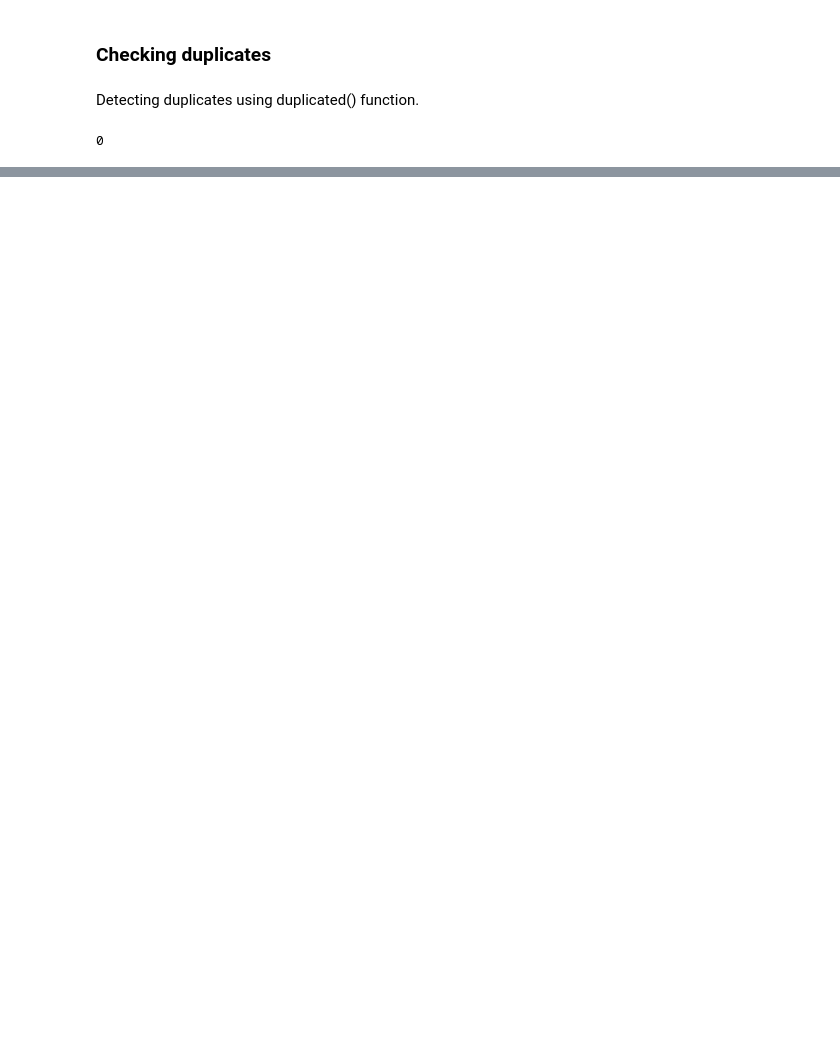
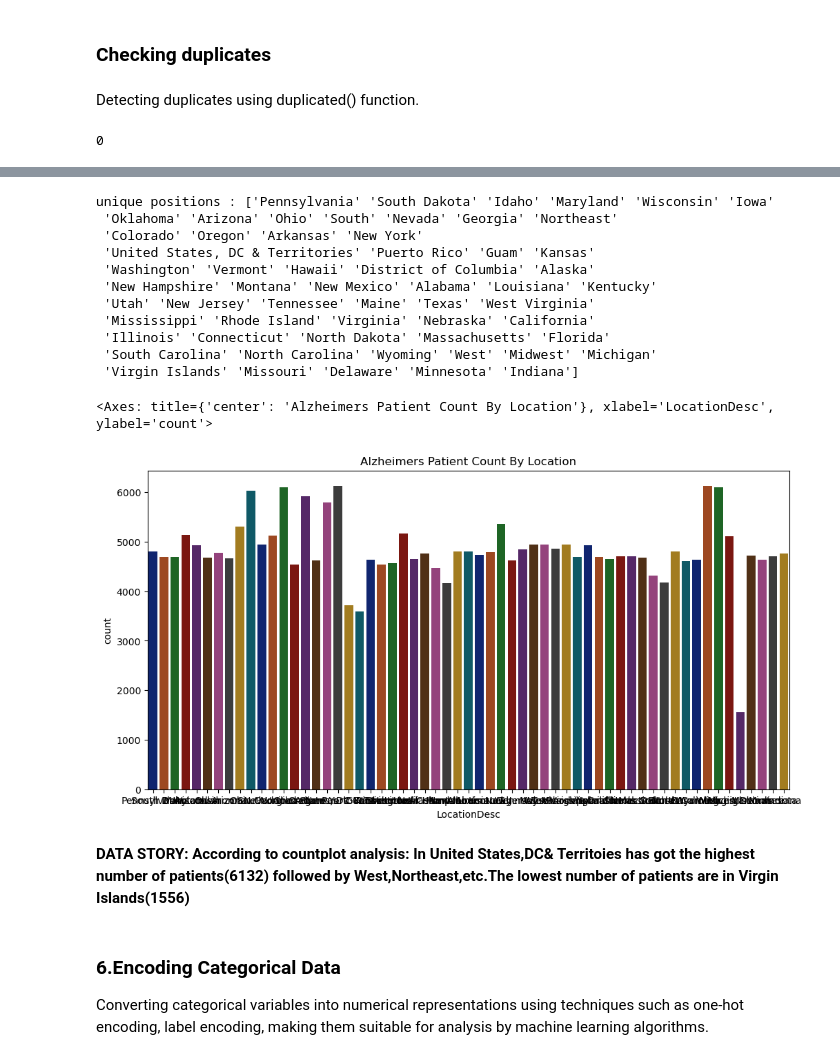
Before and after one commit to Shinomaryphilipose/DATASCIENCEML_PROJECT_AlzheimersAnd-Healthyaging, a Jupyter notebook: DataScience&ML_Project.ipynb, the cells around one changed output, grey strips where cells are left out. Saved outputs shown, nothing was run; the diff lists cells and outputs as text; code cells hidden in the pictures; blank space fills up the shorter version.

```diff
--- a/DataScience&ML_Project.ipynb
+++ b/DataScience&ML_Project.ipynb
@@ -274,0 +796,26 @@ df2.duplicated().sum()
+# %%
+location = df1["LocationDesc"].unique()
+print("unique positions :",location)
+plt.figure(figsize=(12,6))
+plt.title("Alzheimers Patient Count By Location")
+sns.countplot(x = "LocationDesc",data = df1,hue="LocationDesc",palette = "dark")
+# %% [output]
+unique positions : ['Pennsylvania' 'South Dakota' 'Idaho' 'Maryland' 'Wisconsin' 'Iowa'
+ 'Oklahoma' 'Arizona' 'Ohio' 'South' 'Nevada' 'Georgia' 'Northeast'
+ 'Colorado' 'Oregon' 'Arkansas' 'New York'
+ 'United States, DC & Territories' 'Puerto Rico' 'Guam' 'Kansas'
+ 'Washington' 'Vermont' 'Hawaii' 'District of Columbia' 'Alaska'
+ 'New Hampshire' 'Montana' 'New Mexico' 'Alabama' 'Louisiana' 'Kentucky'
+ 'Utah' 'New Jersey' 'Tennessee' 'Maine' 'Texas' 'West Virginia'
+ 'Mississippi' 'Rhode Island' 'Virginia' 'Nebraska' 'California'
+ 'Illinois' 'Connecticut' 'North Dakota' 'Massachusetts' 'Florida'
+ 'South Carolina' 'North Carolina' 'Wyoming' 'West' 'Midwest' 'Michigan'
+ 'Virgin Islands' 'Missouri' 'Delaware' 'Minnesota' 'Indiana']
+<Axes: title={'center': 'Alzheimers Patient Count By Location'}, xlabel='LocationDesc', ylabel='count'>
+[figure, added]
+# %% [markdown]
+**DATA STORY: According to countplot analysis: In United States,DC& Territoies has got the highest number of patients(6132)
+followed by West,Northeast,etc.The lowest number of patients are in Virgin Islands(1556)**
+# %% [markdown]
+### 6.Encoding Categorical Data
+Converting categorical variables into numerical representations using techniques such as one-hot encoding, label encoding, making them suitable for analysis by machine learning algorithms.
```
Also changed, not shown: parts of 78 cells of this notebook.
